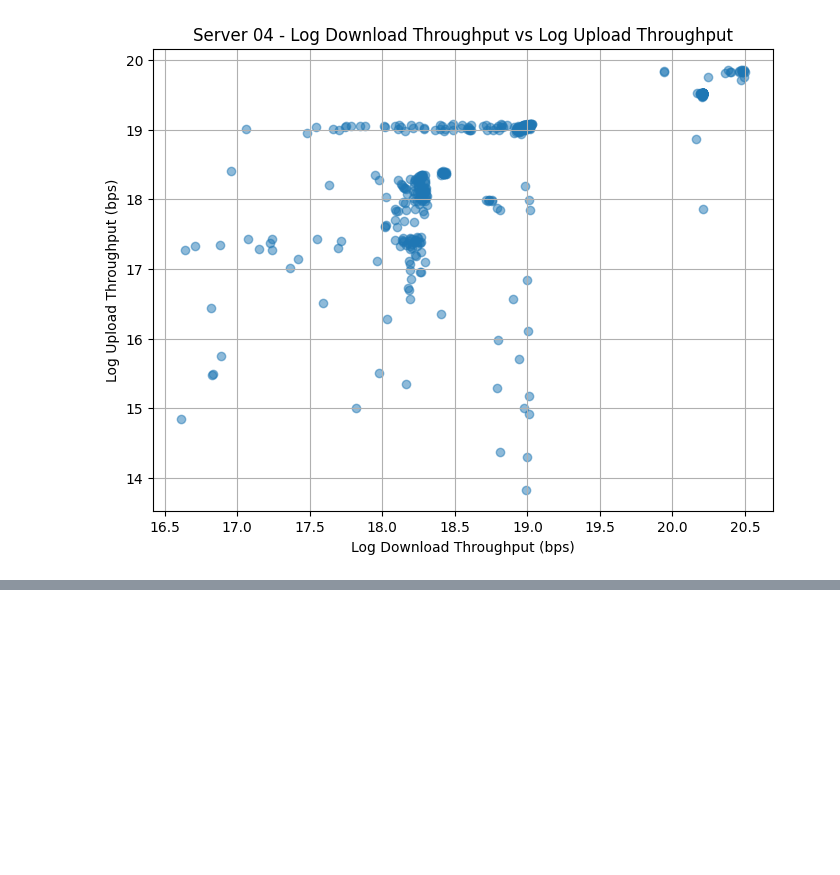
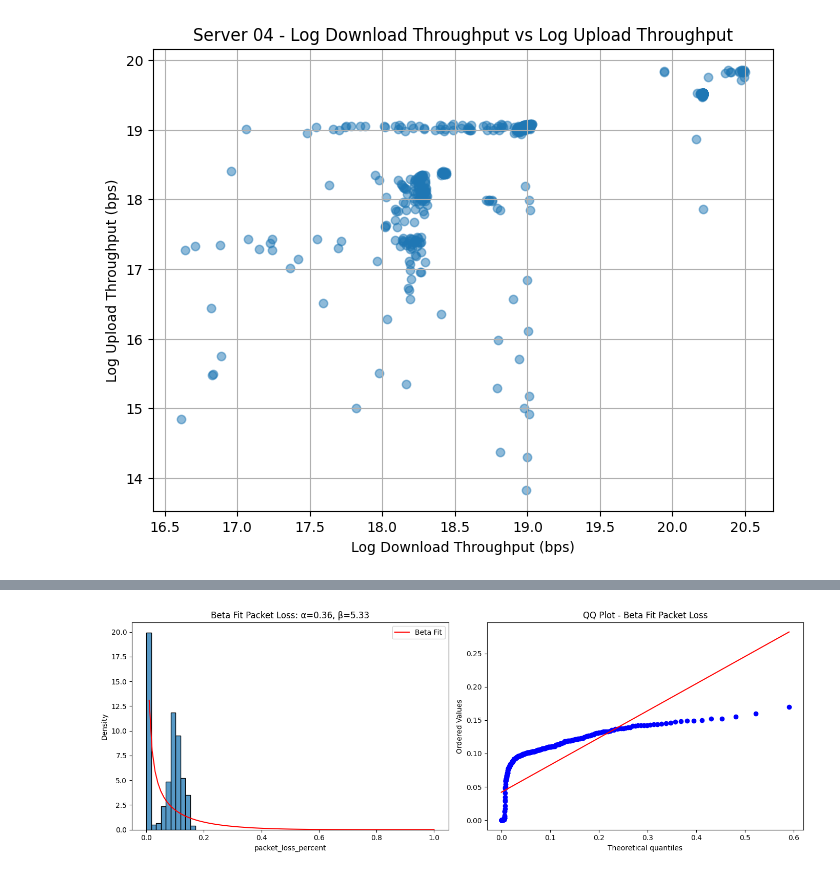
Before and after one commit to carloshenriquefbf/statistics-and-probabilistic-models, a Jupyter notebook: trab1.ipynb, the cells around one changed output, grey strips where cells are left out. Cells and saved outputs as stored; diff of their text form; code cells hidden in the pictures; blank space fills up the shorter version.

```diff
--- a/trab1.ipynb
+++ b/trab1.ipynb
@@ -381,0 +516,18 @@ plt.show()
+# %%
+fig, axes = plt.subplots(1, 2, figsize=(14, 5))
+
+data = client_05['packet_loss_percent'] / 100  # converter para [0,1]
+data = data[data > 0]  # evitar zeros exatos
+
+a_mle, b_mle, loc_mle, scale_mle = plot_beta_fit(
+    data, 'Packet Loss', axes[0], axes[1]
+)
+
+client_05_params['packet_loss_percent'] = {
+    'a_mle': a_mle, 'b_mle': b_mle, 'loc_mle': loc_mle, 'scale_mle': scale_mle
+}
+
+plt.tight_layout()
+plt.show()
+# %% [output]
+[figure, added]
```
Also changed, not shown: parts of 11 cells of this notebook.
